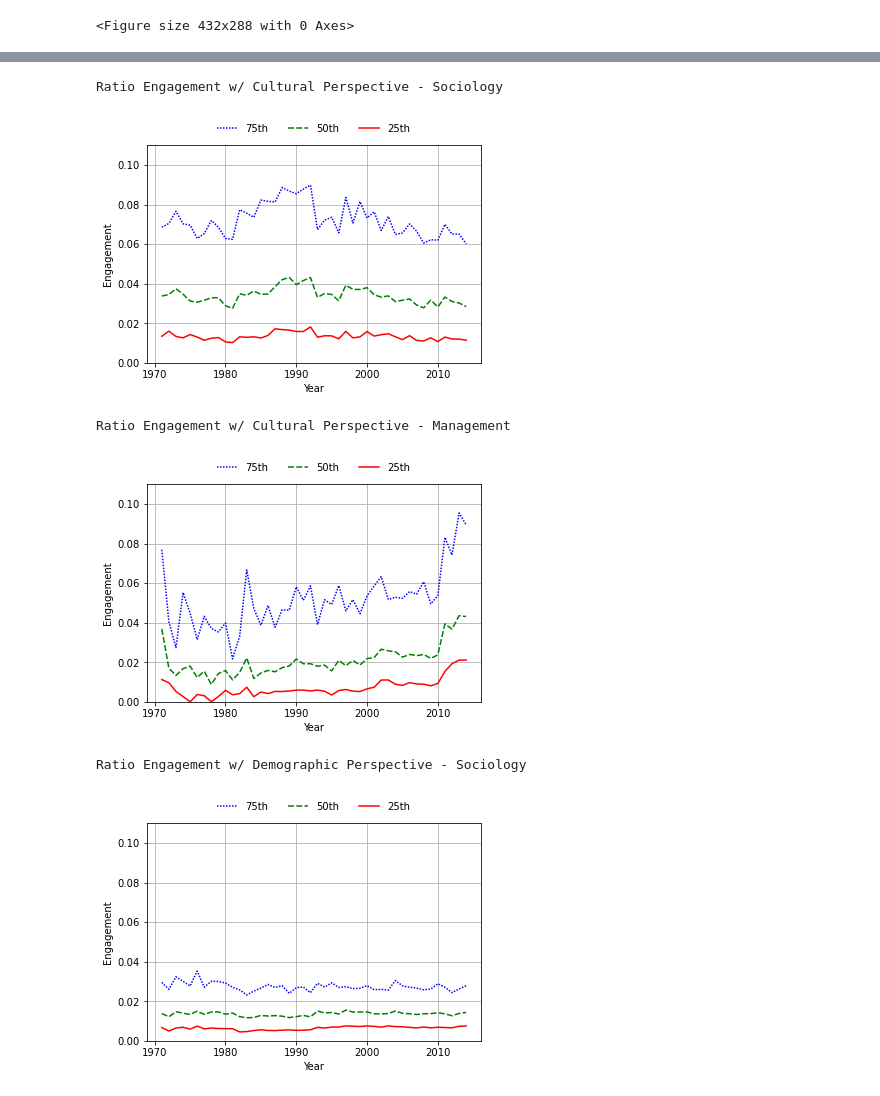
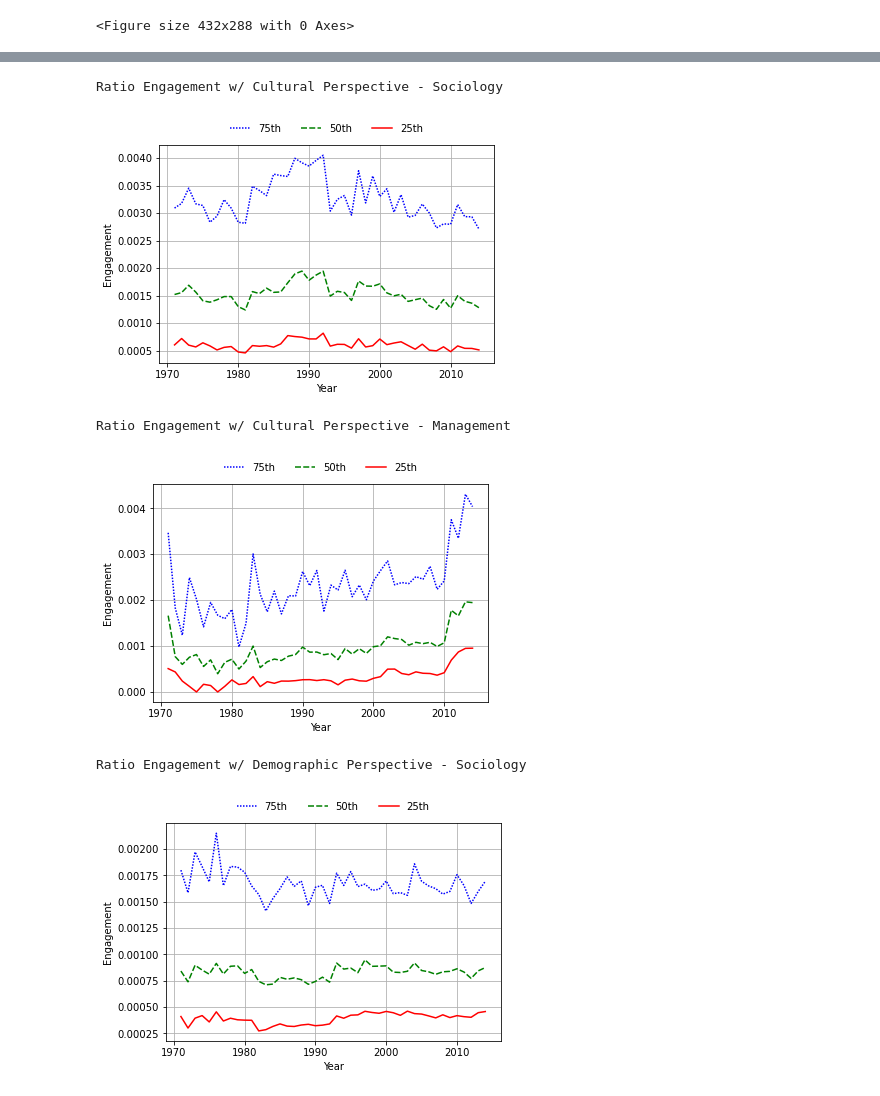
Before and after one commit to h2researchgroup/embeddings, a Jupyter notebook: validate/plot_engagement.ipynb, the cells around one changed output, grey strips where cells are left out. Drawn from its saved outputs; the diff is of its cells as text; code cells hidden in the pictures.

Commit message:
unstandardized percentile plots

```diff
--- a/validate/plot_engagement.ipynb
+++ b/validate/plot_engagement.ipynb
@@ -206,7 +206,7 @@ Ratio Engagement w/ Cultural Perspective - Sociology
 ax = sns.lineplot(x="publicationYear", y="cultural_ratio", data=df_sociology,
                   hue='percentile', style='percentile', palette=custom_palette)
 ax.set(xlabel='Year', ylabel='Engagement')
-ax.set(ylim=(0.0, 0.11))
+#ax.set(ylim=(0.0, 0.11))
 ax.grid()
 title = 'Ratio Engagement w/ Cultural Perspective - Sociology'
 print(title)
@@ -218,18 +218,18 @@ ax.legend(handles[::-1], labels[::-1], loc='upper center', bbox_to_anchor=(0.5,
 fig.set_size_inches(8, 6)
 thisday = date.today().strftime("%m%d%y") # get current date
 fname = f"ratio_cultural_sociology_{thisday}"
-plt.savefig(join(FIGURES_HOME, fname + ".png"), dpi=1200, bbox_inches="tight")
+plt.savefig(join(FIGURES_HOME, fname + "_raw.png"), dpi=1200, bbox_inches="tight")
 plt.show()
 # %% [output]
 Ratio Engagement w/ Cultural Perspective - Sociology
-[figure, old version]
+[figure, new version]
 # %%
 # Cultural: Management/OB
 df_management = df_management[~df_management['publicationYear'].isin([1970,2016])]
 ax = sns.lineplot(x="publicationYear", y="cultural_ratio", data=df_management,
                   hue='percentile', style='percentile', palette=custom_palette)
 ax.set(xlabel='Year', ylabel='Engagement')
-ax.set(ylim=(0.0, 0.11))
+#ax.set(ylim=(0.0, 0.11))
 ax.grid()
 title = 'Ratio Engagement w/ Cultural Perspective - Management'
 print(title)
@@ -241,33 +241,33 @@ ax.legend(handles[::-1], labels[::-1], loc='upper center', bbox_to_anchor=(0.5,
 fig.set_size_inches(8, 6)
 thisday = date.today().strftime("%m%d%y") # get current date
 fname = f"ratio_cultural_management_{thisday}"
-plt.savefig(join(FIGURES_HOME, fname + ".png"), dpi=1200, bbox_inches="tight")
+plt.savefig(join(FIGURES_HOME, fname + "_raw.png"), dpi=1200, bbox_inches="tight")
 plt.show()
 # %% [output]
 Ratio Engagement w/ Cultural Perspective - Management
-[figure, old version]
+[figure, new version]
 # %%
 # Demographic: Sociology
 ax = sns.lineplot(x="publicationYear", y="demographic_ratio", data=df_sociology,
                   hue='percentile', style='percentile', palette=custom_palette)
 ax.set(xlabel='Year', ylabel='Engagement')
-ax.set(ylim=(0.0, 0.11))
+#ax.set(ylim=(0.0, 0.11))
 ax.grid()
 title = 'Ratio Engagement w/ Demographic Perspective - Sociology'
 print(title)
 #ax.set_title(title)
 
 handles, labels = ax.get_legend_handles_labels()
 ax.legend(handles[::-1], labels[::-1], loc='upper center', bbox_to_anchor=(0.5, 1.14), ncol=3, frameon=False)
 
 fig.set_size_inches(8, 6)
 thisday = date.today().strftime("%m%d%y") # get current date
 fname = f"ratio_demographic_sociology_{thisday}"
-plt.savefig(join(FIGURES_HOME, fname + ".png"), dpi=200, bbox_inches="tight")
+plt.savefig(join(FIGURES_HOME, fname + "_raw.png"), dpi=200, bbox_inches="tight")
 plt.show()
 # %% [output]
 Ratio Engagement w/ Demographic Perspective - Sociology
-[figure, old version]
+[figure, new version]
 # %%
 # Demographic: Management
 ax = sns.lineplot(x="publicationYear", y="demographic_ratio", data=df_management,
```
Also changed, not shown: parts of 8 cells of this notebook, 7 other files.
